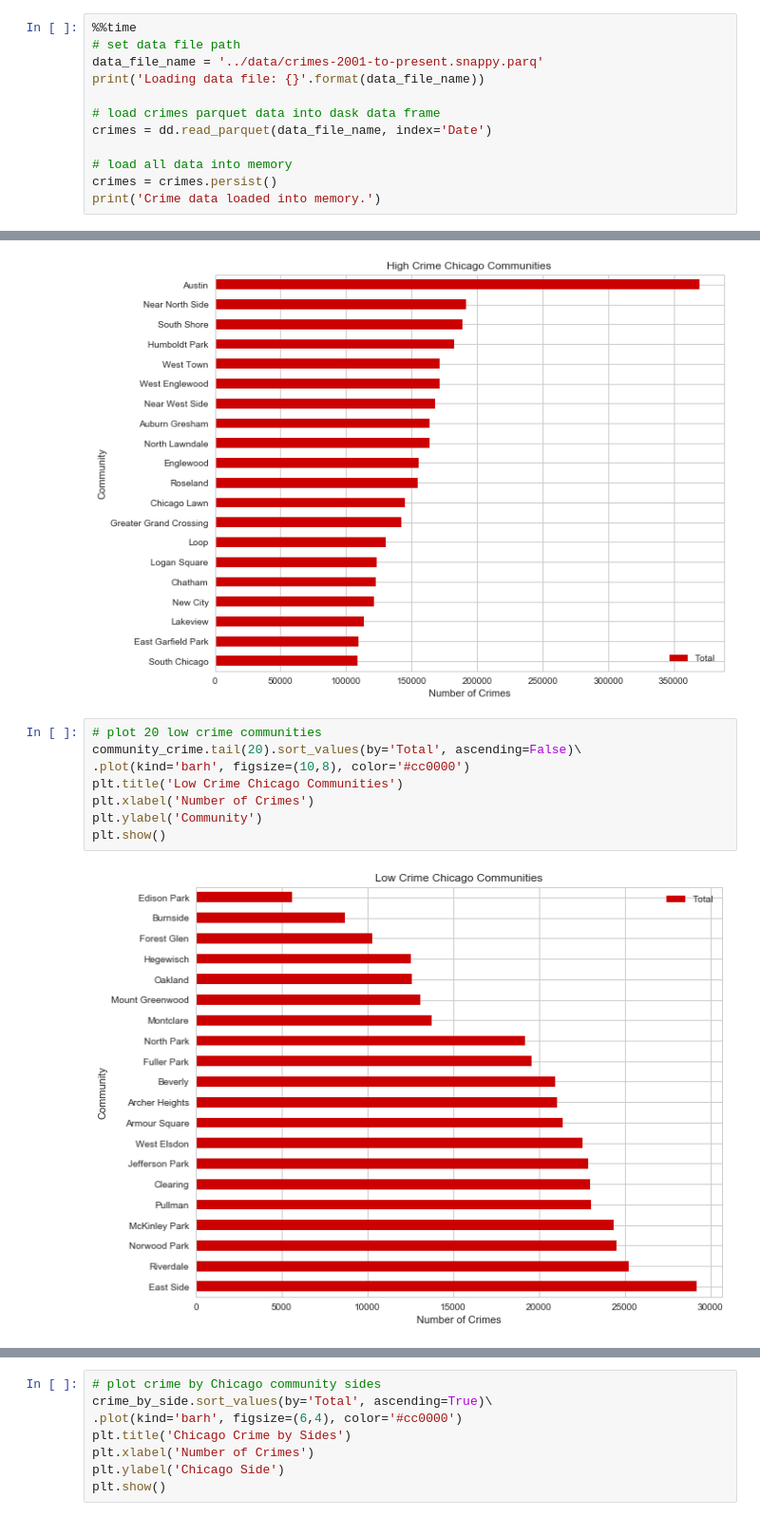
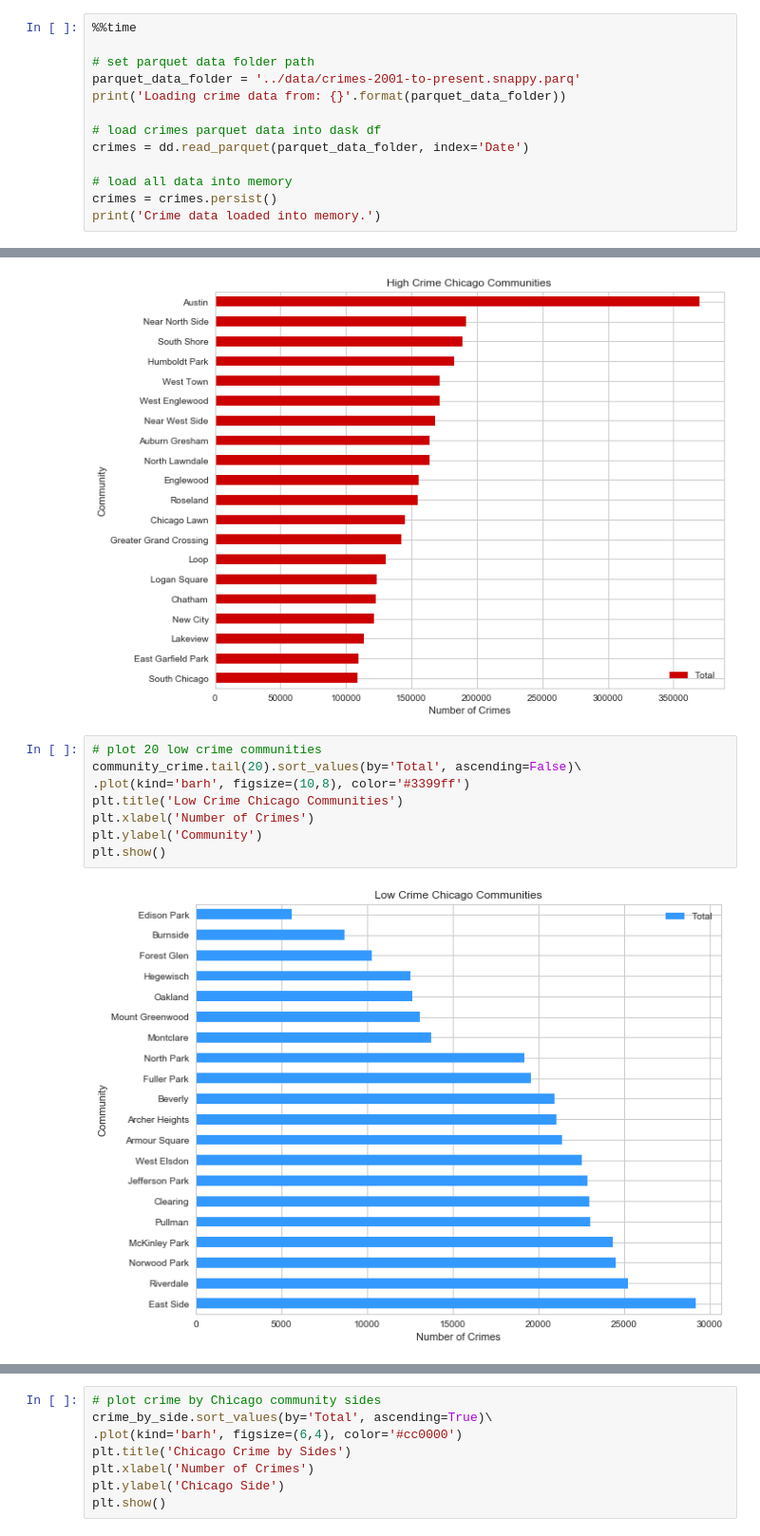
Before and after one commit to RandomFractals/ChicagoCrimes, a Jupyter notebook: notebooks/all-chicago-crime-charts.ipynb, the cells around one changed output, grey strips where cells are left out. Shown at 95% size. Cells and saved outputs as stored; diff of their text form.

```diff
--- a/notebooks/all-chicago-crime-charts.ipynb
+++ b/notebooks/all-chicago-crime-charts.ipynb
@@ -13,12 +13,13 @@ plt.style.use('seaborn')
 sns.set_style('whitegrid')
 # %%
 %%time
-# set data file path
-data_file_name = '../data/crimes-2001-to-present.snappy.parq'
-print('Loading data file: {}'.format(data_file_name))
 
-# load crimes parquet data into dask data frame
-crimes = dd.read_parquet(data_file_name, index='Date')
+# set parquet data folder path
+parquet_data_folder = '../data/crimes-2001-to-present.snappy.parq'
+print('Loading crime data from: {}'.format(parquet_data_folder))
+
+# load crimes parquet data into dask df
+crimes = dd.read_parquet(parquet_data_folder, index='Date')
 
 # load all data into memory
 crimes = crimes.persist()
@@ -427,13 +430,13 @@ plt.show()
 # %%
 # plot 20 low crime communities
 community_crime.tail(20).sort_values(by='Total', ascending=False)\
-.plot(kind='barh', figsize=(10,8), color='#cc0000')
+.plot(kind='barh', figsize=(10,8), color='#3399ff')
 plt.title('Low Crime Chicago Communities')
 plt.xlabel('Number of Crimes')
 plt.ylabel('Community')
 plt.show()
 # %% [output]
-[figure, old version]
+[figure, new version]
 # %%
 # group crime totals by Chicago 'sides'
 crime_by_side = community_areas.groupby('Side').sum()\
```
Also changed, not shown: parts of 21 cells of this notebook.
